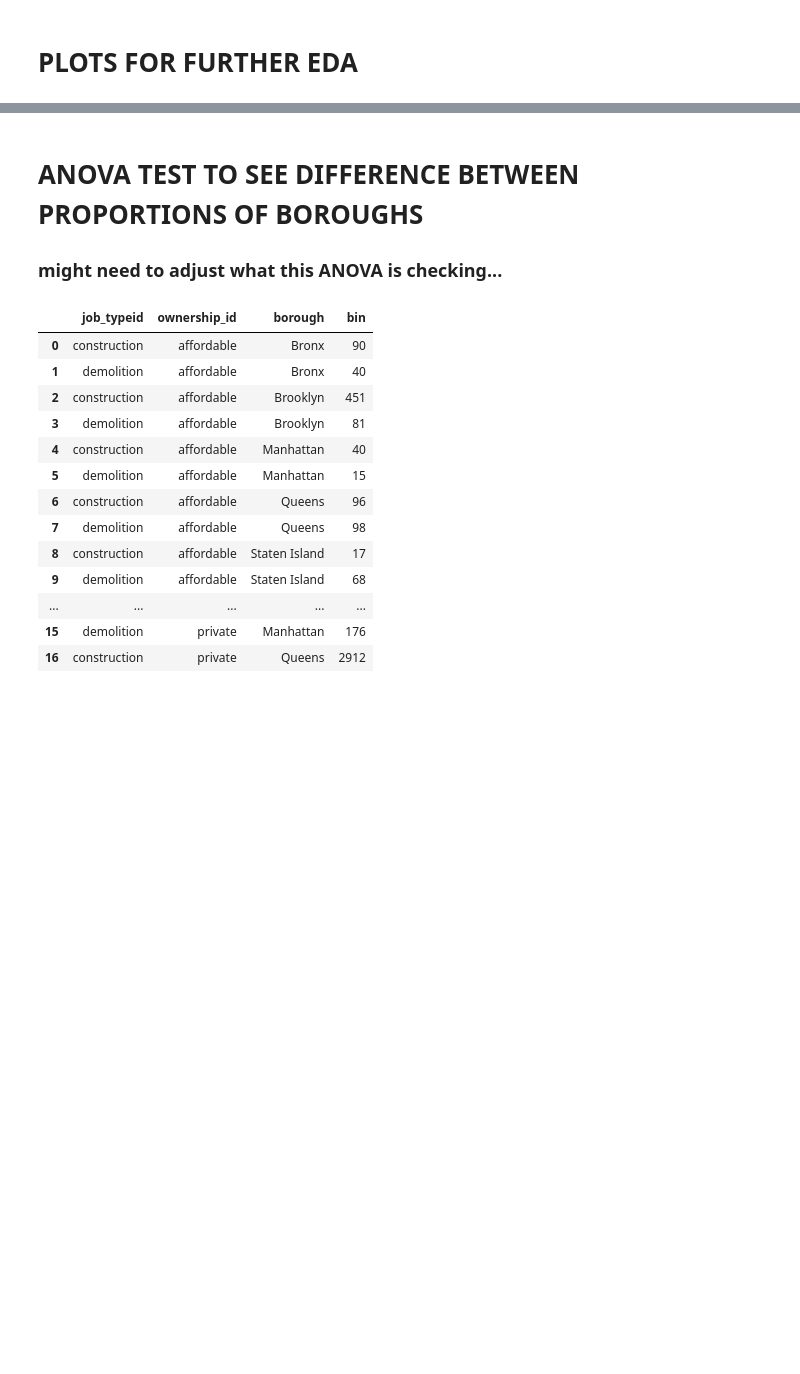
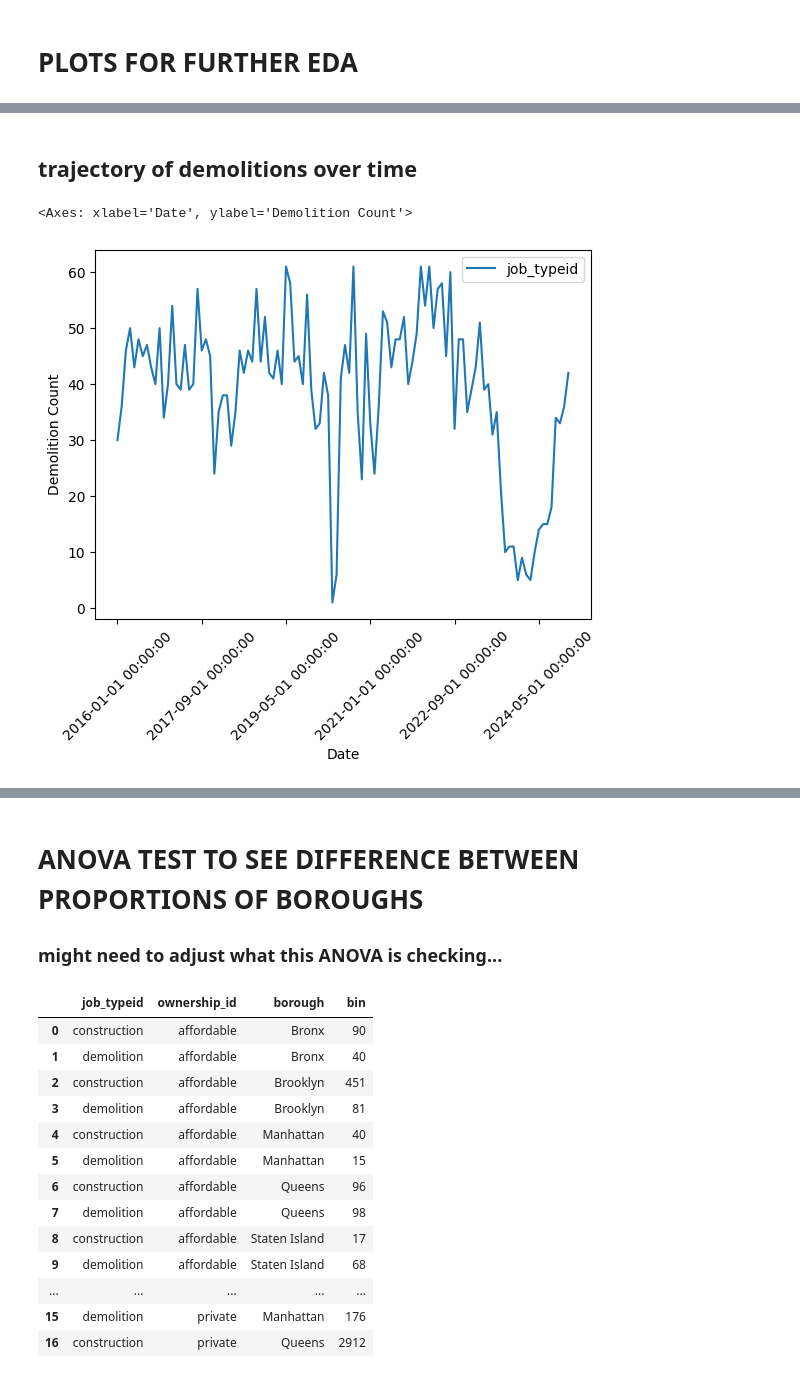
Before and after one commit to kevinserr/Time_Series_Forecast_of_Homelessness_in_NYC_with_Local_Model_Deployment, a Jupyter notebook: python/vincent_eda.ipynb, the cells around one changed output, grey strips where cells are left out. Drawn from its saved outputs; the diff is of its cells as text; code cells hidden in the pictures; blank space fills up the shorter version.

```diff
--- a/python/vincent_eda.ipynb
+++ b/python/vincent_eda.ipynb
@@ -177,0 +200,43 @@ SyntaxError: invalid syntax (993390429.py, line 3)
+# %%
+import plotly_express as px
+
+demo =fact_owner_demo[fact_owner_demo['job_typeid'] == 'demolition']
+toc_mean = demo.groupby('month_date').agg({'time_of_completion':'mean'}).reset_index()
+#very weird, a lot of demolitions are completed on 0 days (160)
+
+# a lot of outliers in time_of_completion (can be due to a discrepency in how data was collected)
+# plotting each unique time_of_demolition by building (left skewed)
+
+unique = px.histogram(demo,x='time_of_completion')
+unique.update_layout(xaxis_title='Demolition Spread')
+unique.show()
+
+# being specific to affordable and private
+affordh = demo[demo['ownership_id'] == 'affordable']
+affordablehist = px.histogram(affordh,'time_of_completion')
+affordablehist.show()
+
+privateh = demo[demo['ownership_id'] == 'private']
+privatehist = px.histogram(privateh,'time_of_completion')
+privatehist.show()
+
+#idk if this shows too much only bc private has so many more data points (maybe we do bins)
+# %% [markdown]
+## trajectory of demolitions over time
+# %%
+# SHOWS ALL DEMOLITIONS OVER TIME
+demoeda = demo.copy()
+
+demoeda = demoeda[['month_date','job_typeid']]
+demoeda = demoeda.sort_values(by='month_date',ascending=True)
+demoeda = demoeda.groupby('month_date').agg({'job_typeid':'count'})
+#demoeda.set_index(keys='month_date',inplace=True)
+demoeda = demoeda.plot(kind='line')
+demoeda.set_ylabel('Demolition Count')
+demoeda.set_xlabel("Date")
+demoeda.tick_params("x",rotation=45)
+
+demoeda
+# %% [output]
+<Axes: xlabel='Date', ylabel='Demolition Count'>
+[figure, added]
```
Also changed, not shown: parts of 9 cells of this notebook.
